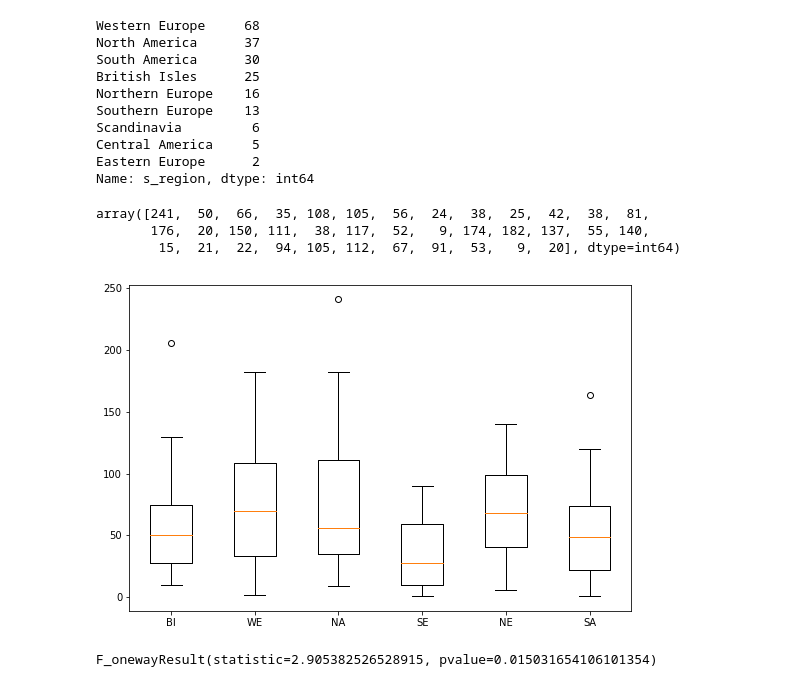
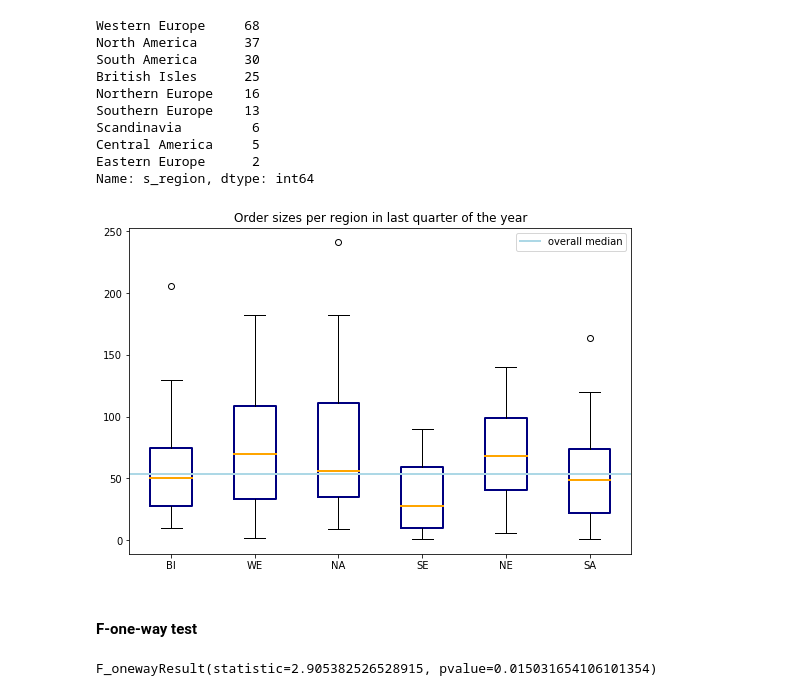
Before and after one commit to nikolholicka/Hypotesis_Testing_Northwind_Database, a Jupyter notebook: Hypotheses_Testing_Mod3_Project.ipynb, the cells around one changed output. Cells and saved outputs as stored; diff of their text form; code cells hidden in the pictures.

```diff
--- a/Hypotheses_Testing_Mod3_Project.ipynb
+++ b/Hypotheses_Testing_Mod3_Project.ipynb
@@ -581,24 +594,35 @@ all_regions = ['British Isles','Western Europe','North America',
 # %%
+#preparing variables
+
+all_regions = ['British Isles','Western Europe','North America',
+               'Southern Europe','Northern Europe','South America']
+
 BI = np.array(fourth_q.loc[fourth_q.s_region == all_regions[0],'quantity'])
 WE = np.array(fourth_q.loc[fourth_q.s_region == all_regions[1],'quantity'])
 NA = np.array(fourth_q.loc[fourth_q.s_region == all_regions[2],'quantity'])
 SE = np.array(fourth_q.loc[fourth_q.s_region == all_regions[3],'quantity'])
 NE = np.array(fourth_q.loc[fourth_q.s_region == all_regions[4],'quantity'])
 SA = np.array(fourth_q.loc[fourth_q.s_region == all_regions[5],'quantity'])
+ALL = np.array(fourth_q['quantity'])
 
-fourth_q_all_regions = [BI,WE,NA,SE,NE,SA]
+all_countries= [BI,WE,NA,SE,NE,SA]
-# %%
-NA
-# %% [output]
-array([241,  50,  66,  35, 108, 105,  56,  24,  38,  25,  42,  38,  81,
-       176,  20, 150, 111,  38, 117,  52,   9, 174, 182, 137,  55, 140,
-        15,  21,  22,  94, 105, 112,  67,  91,  53,   9,  20], dtype=int64)
-# %%
-fig = plt.figure(1,figsize=(9,6))
-ax = fig.add_subplot(111)
-to_plot = ax.boxplot(fourth_q_all_regions,labels=['BI','WE','NA','SE','NE','SA'])
-# %% [output]
-[figure, removed]
+# %%
+fig = plt.figure(1,figsize=(9,6))
+ax = fig.add_subplot(111)
+bp = ax.boxplot(all_countries,labels=['BI','WE','NA','SE','NE','SA'])
+plt.title('Order sizes per region in last quarter of the year');
+
+for box in bp['boxes']:
+    box.set(color='navy', linewidth=2)
+
+for median in bp['medians']:
+    median.set(color='orange', linewidth=2)
+plt.axhline(y=53.5, linewidth=2, color = 'lightblue',label='overall median')
+plt.legend();
+# %% [output]
+[figure, added]
+# %% [markdown]
+#### F-one-way test
 # %%
 scipy.stats.f_oneway(BI,WE,NA,SE,NE,SA)
 # %% [output]
```
Also changed, not shown: parts of 34 cells of this notebook.
